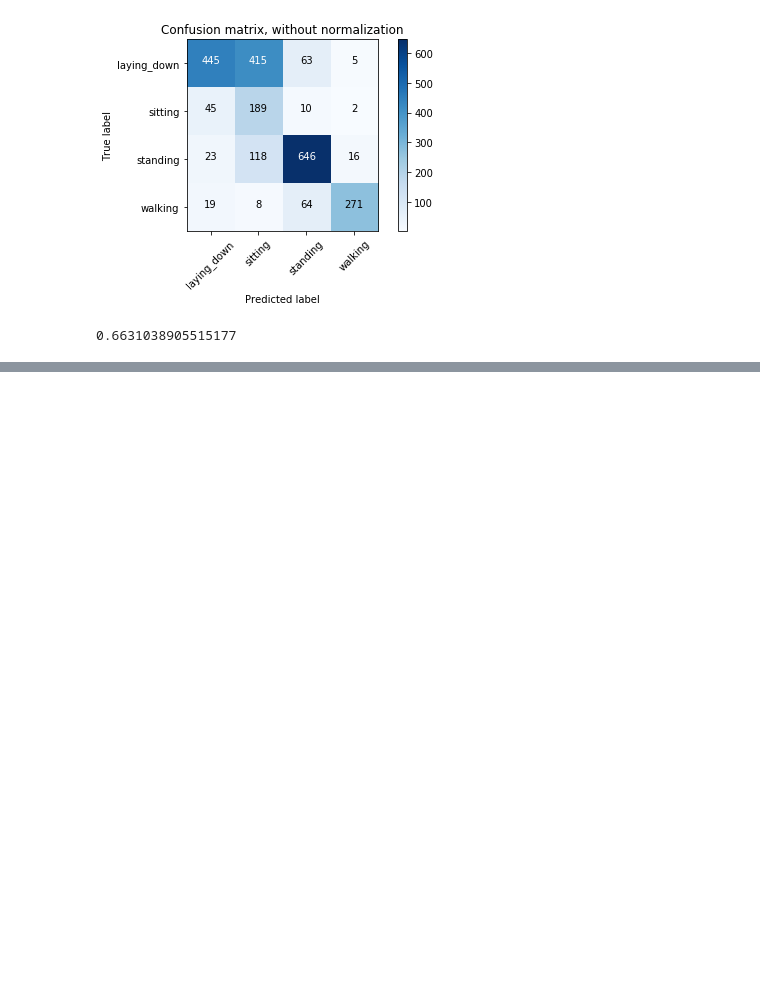
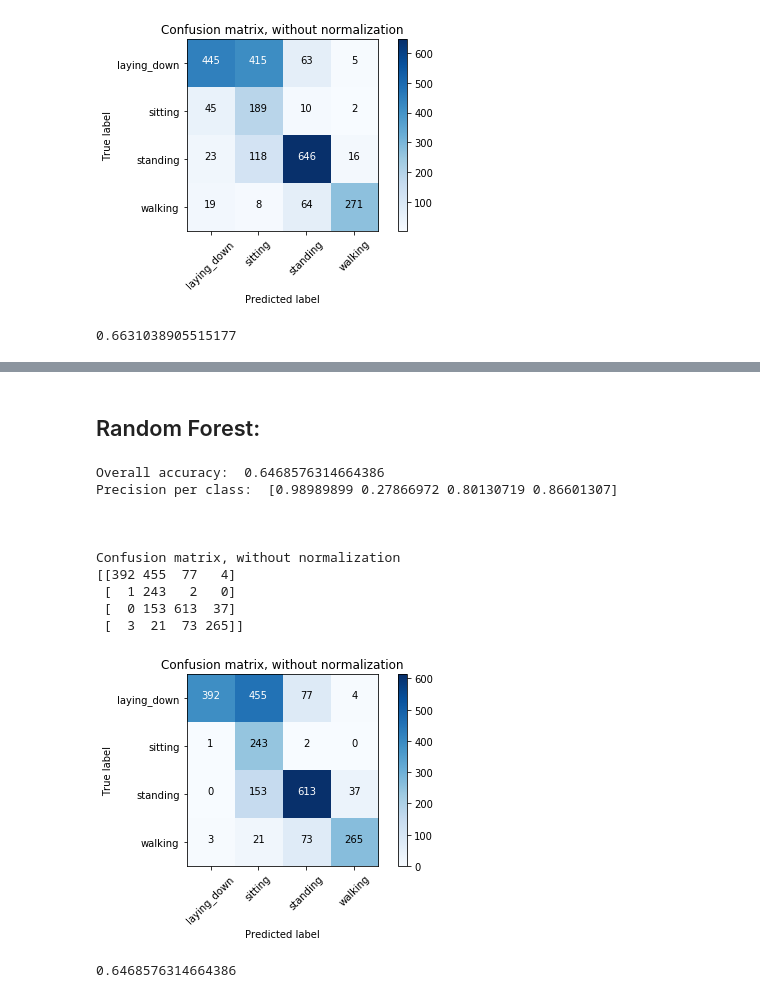
Before and after one commit to TSatyaVasanthReddy/Activity_Monitoring, a Jupyter notebook: Health_analytics_project1.ipynb, the cells around one changed output, grey strips where cells are left out. Drawn from its saved outputs; the diff is of its cells as text; code cells hidden in the pictures; blank space fills up the shorter version.

```diff
--- a/Health_analytics_project1.ipynb
+++ b/Health_analytics_project1.ipynb
@@ -1661,0 +1740,19 @@ fit_model_and_run_test('MLPClassifier', args, features, labels, test_features, t
+# %% [markdown]
+## Random Forest:
+# %%
+args = [40, 'gini', 28, 11]
+
+fit_model_and_run_test('RandomForestClassifier', args, features, labels, test_features, test_labels)
+# %% [output]
+Overall accuracy:  0.6468576314664386
+Precision per class:  [0.98989899 0.27866972 0.80130719 0.86601307]
+
+
+
+Confusion matrix, without normalization
+[[392 455  77   4]
+ [  1 243   2   0]
+ [  0 153 613  37]
+ [  3  21  73 265]]
+[figure, added]
+0.6468576314664386
```
Also changed, not shown: parts of 35 cells of this notebook.
